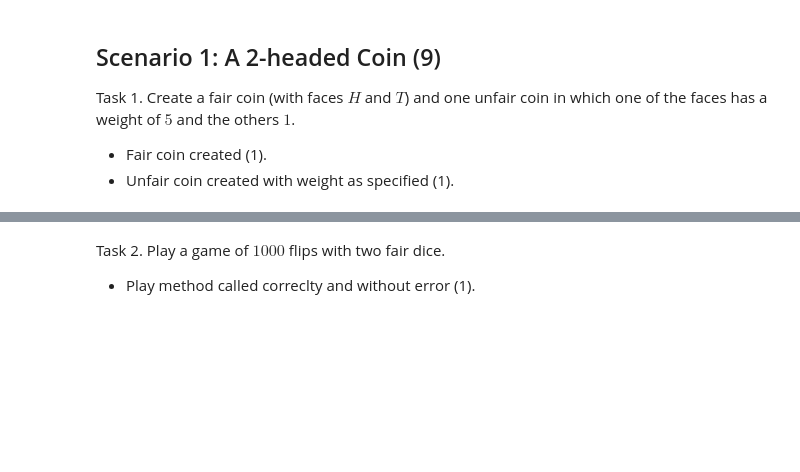
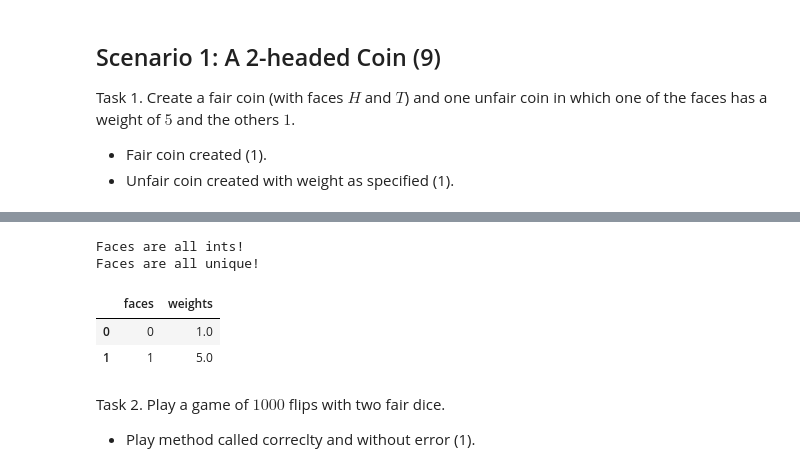
Before and after one commit to courtneyhodge/ds5100-finalproject-yss2zv, a Jupyter notebook: final_project_files/DS51200_FinalProjectTemplate.ipynb, the cells around one changed output, grey strips where cells are left out. Drawn from its saved outputs; the diff is of its cells as text; code cells hidden in the pictures; blank space fills up the shorter version.

```diff
--- a/final_project_files/DS51200_FinalProjectTemplate.ipynb
+++ b/final_project_files/DS51200_FinalProjectTemplate.ipynb
@@ -904,3 +921,13 @@ Task 1. Create a fair coin (with faces $H$ and $T$) and one unfair coin in which
+# %%
+unfair_die = Die(coin_array)
+unfair_die.update_weight(1, 5.0)
+unfair_die.die_current_state()
+# %% [output]
+Faces are all ints!
+Faces are all unique!
+|  | faces | weights |
+| 0 | 0 | 1.0 |
+| 1 | 1 | 5.0 |
 # %% [markdown]
 Task 2. Play a game of $1000$ flips with two fair dice.
 
```
Also changed, not shown: parts of 16 cells of this notebook, 2 other files.
